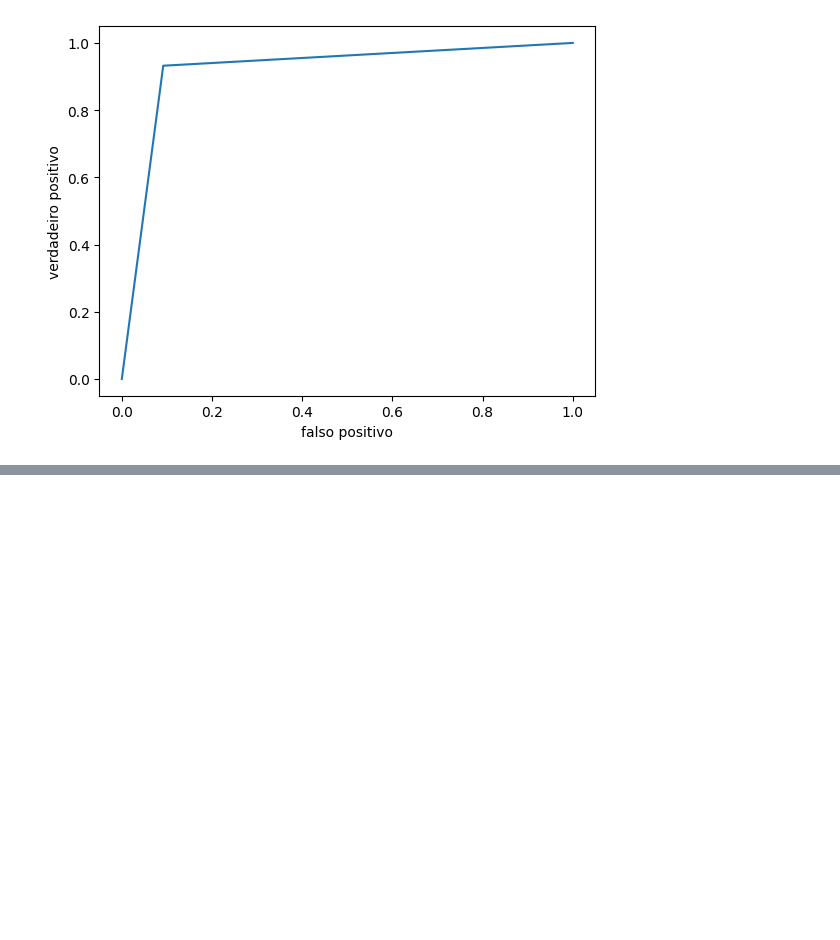
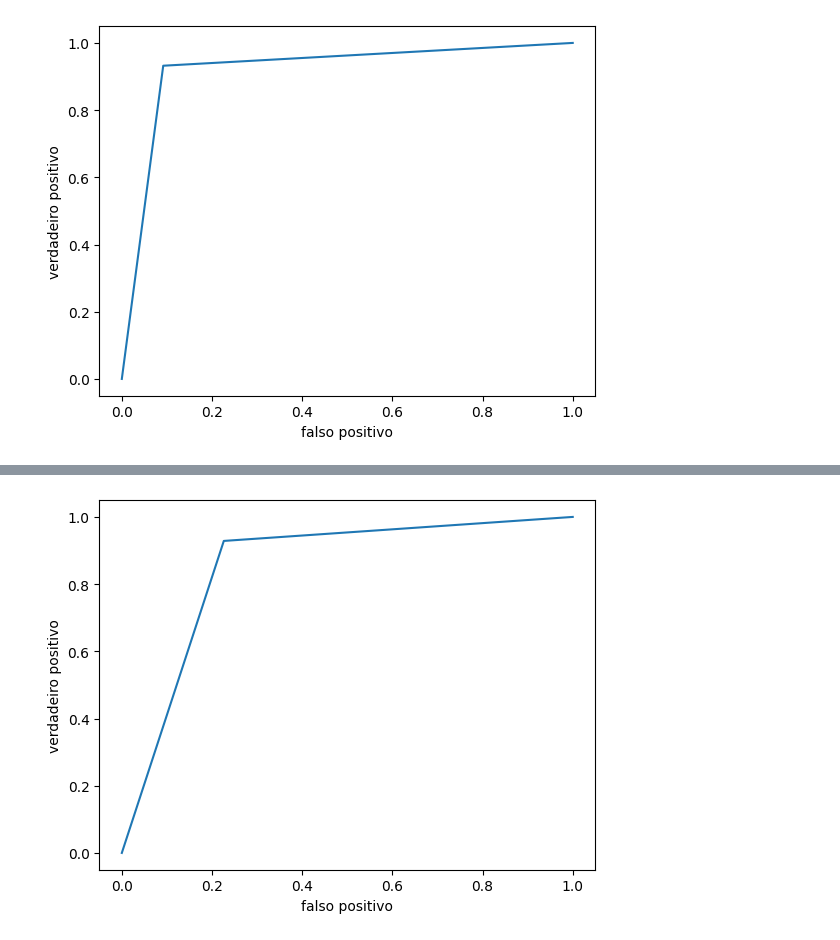
Before and after one commit to cilab-ufersa/euthyroid_sick_syndrome, a Jupyter notebook: euthyroid_sick_syndrome/plot_figures.ipynb, the cells around one changed output, grey strips where cells are left out. Saved outputs shown, nothing was run; the diff lists cells and outputs as text; code cells hidden in the pictures; blank space fills up the shorter version.

```diff
--- a/euthyroid_sick_syndrome/plot_figures.ipynb
+++ b/euthyroid_sick_syndrome/plot_figures.ipynb
@@ -100,0 +133,4 @@ roc(output_test, output_model_logistic)
+# %%
+roc(output_test, output_model_bayes)
+# %% [output]
+[figure, added]
```
Also changed, not shown: parts of 7 cells of this notebook.
